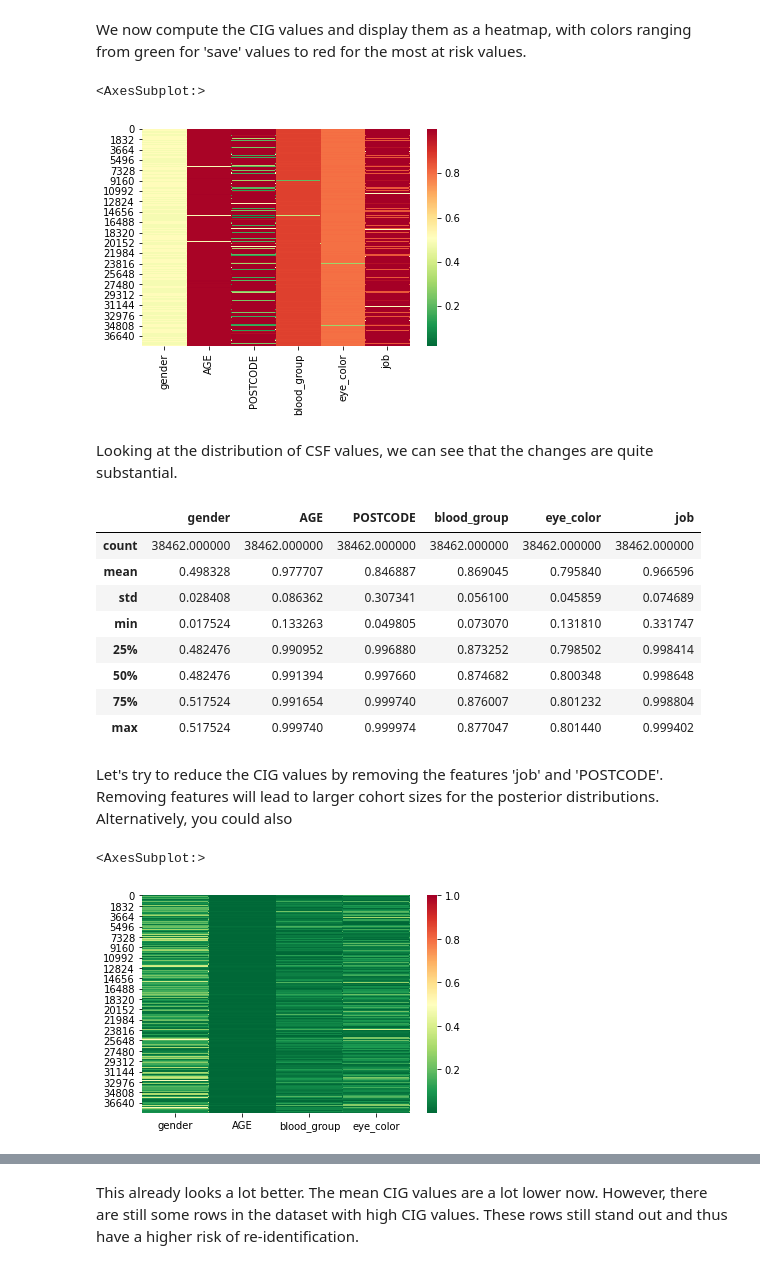
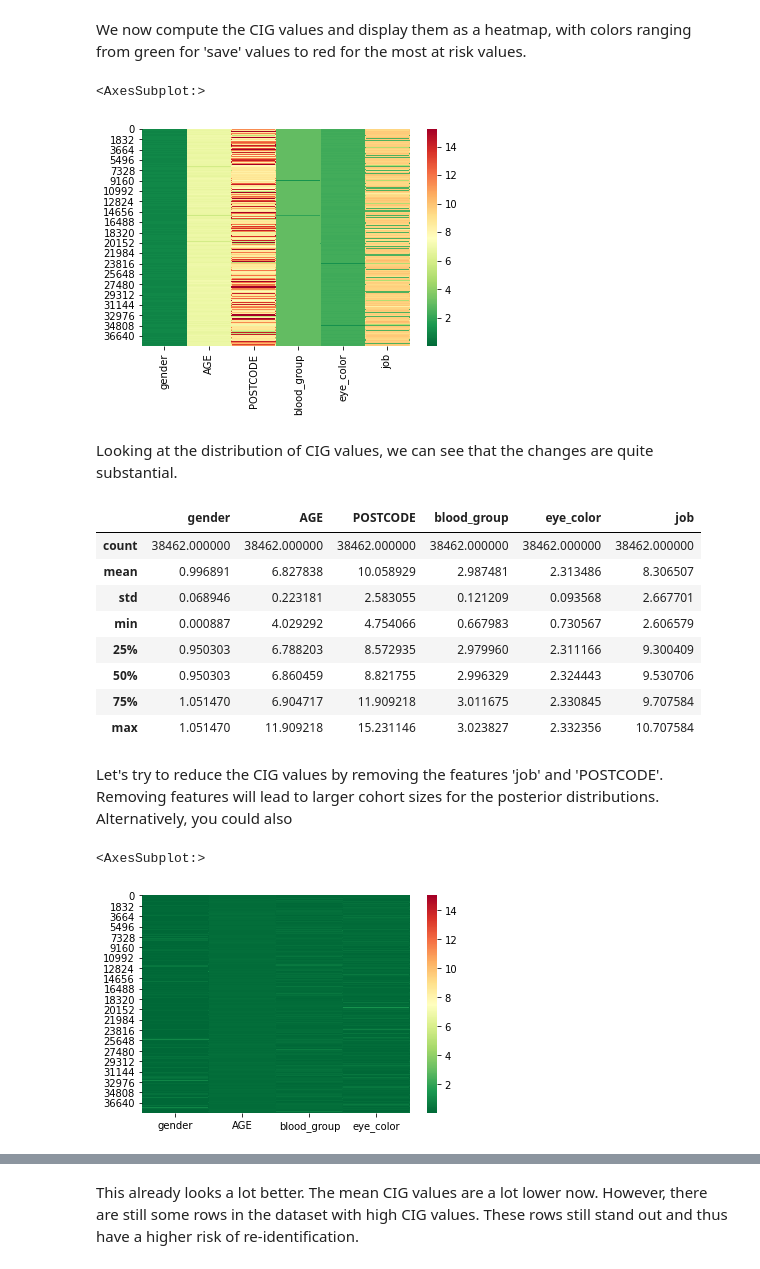
Before and after one commit to PIFtools/piflib, a Jupyter notebook: docs/tutorials/tutorial_cig.ipynb, the cells around one changed output, grey strips where cells are left out. Drawn from its saved outputs; the diff is of its cells as text; code cells hidden in the pictures.

Commit message:
fixed wrong calls to compute_csfs instead of compute_cigs (#15)

```diff
--- a/docs/tutorials/tutorial_cig.ipynb
+++ b/docs/tutorials/tutorial_cig.ipynb
@@ -131,37 +131,37 @@ hack_data.head()
 # %% [markdown]
 We now compute the CIG values and display them as a heatmap, with colors ranging from green for 'save' values to red for the most at risk values.
 # %%
-hack_cig = piflib.compute_csfs(hack_data)
+hack_cig = piflib.compute_cigs(hack_data)
 color_map = matplotlib.colors.ListedColormap(
         sns.color_palette("RdYlGn", 256).as_hex()[::-1])
 sns.heatmap(hack_cig, cmap=color_map)
 # %% [output]
 <AxesSubplot:>
-[figure, old version]
+[figure, new version]
 # %% [markdown]
-Looking at the distribution of CSF values, we can see that the changes are quite substantial.
+Looking at the distribution of CIG values, we can see that the changes are quite substantial.
 # %%
 hack_cig.describe()
 # %% [output]
 |  | gender | AGE | POSTCODE | blood_group | eye_color | job |
 | count | 38462.000000 | 38462.000000 | 38462.000000 | 38462.000000 | 38462.000000 | 38462.000000 |
-| mean | 0.498328 | 0.977707 | 0.846887 | 0.869045 | 0.795840 | 0.966596 |
-| std | 0.028408 | 0.086362 | 0.307341 | 0.056100 | 0.045859 | 0.074689 |
-| min | 0.017524 | 0.133263 | 0.049805 | 0.073070 | 0.131810 | 0.331747 |
-| 25% | 0.482476 | 0.990952 | 0.996880 | 0.873252 | 0.798502 | 0.998414 |
-| 50% | 0.482476 | 0.991394 | 0.997660 | 0.874682 | 0.800348 | 0.998648 |
-| 75% | 0.517524 | 0.991654 | 0.999740 | 0.876007 | 0.801232 | 0.998804 |
-| max | 0.517524 | 0.999740 | 0.999974 | 0.877047 | 0.801440 | 0.999402 |
+| mean | 0.996891 | 6.827838 | 10.058929 | 2.987481 | 2.313486 | 8.306507 |
+| std | 0.068946 | 0.223181 | 2.583055 | 0.121209 | 0.093568 | 2.667701 |
+| min | 0.000887 | 4.029292 | 4.754066 | 0.667983 | 0.730567 | 2.606579 |
+| 25% | 0.950303 | 6.788203 | 8.572935 | 2.979960 | 2.311166 | 9.300409 |
+| 50% | 0.950303 | 6.860459 | 8.821755 | 2.996329 | 2.324443 | 9.530706 |
+| 75% | 1.051470 | 6.904717 | 11.909218 | 3.011675 | 2.330845 | 9.707584 |
+| max | 1.051470 | 11.909218 | 15.231146 | 3.023827 | 2.332356 | 10.707584 |
 # %% [markdown]
 Let's try to reduce the CIG values by removing the features 'job' and 'POSTCODE'. Removing features will lead to larger
 cohort sizes for the posterior distributions. Alternatively, you could also
 # %%
 cols = ['gender', 'AGE', 'blood_group', 'eye_color']
-sub_hack_cig = piflib.compute_csfs(hack_data[cols])
-sns.heatmap(sub_hack_cig, cmap=color_map, vmax=1)
+sub_hack_cig = piflib.compute_cigs(hack_data[cols])
+sns.heatmap(sub_hack_cig, cmap=color_map, vmax=15)
 # %% [output]
 <AxesSubplot:>
-[figure, old version]
+[figure, new version]
 # %%
 sub_hack_cig.describe()
 # %% [output]
```
Also changed, not shown: parts of 1 cell of this notebook.
